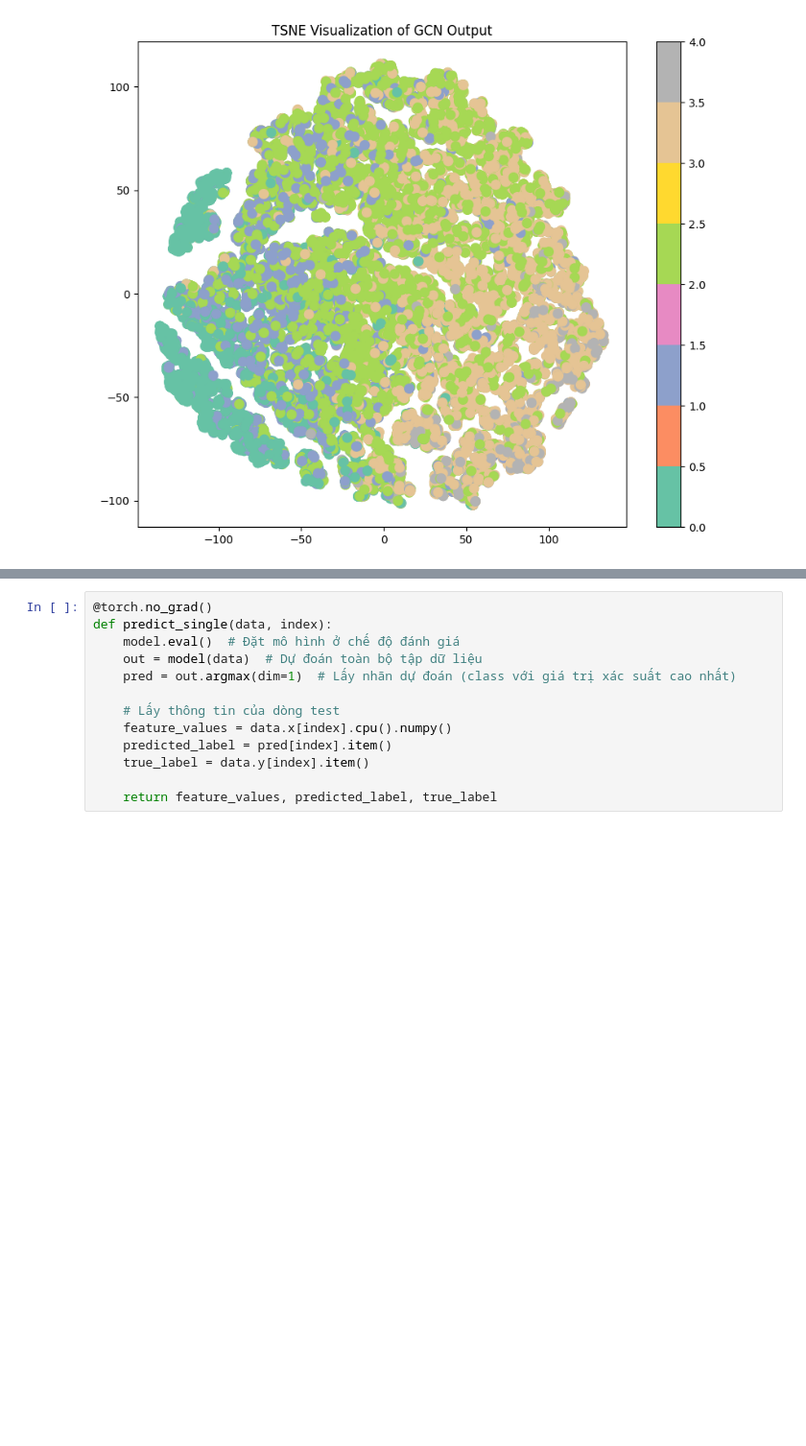
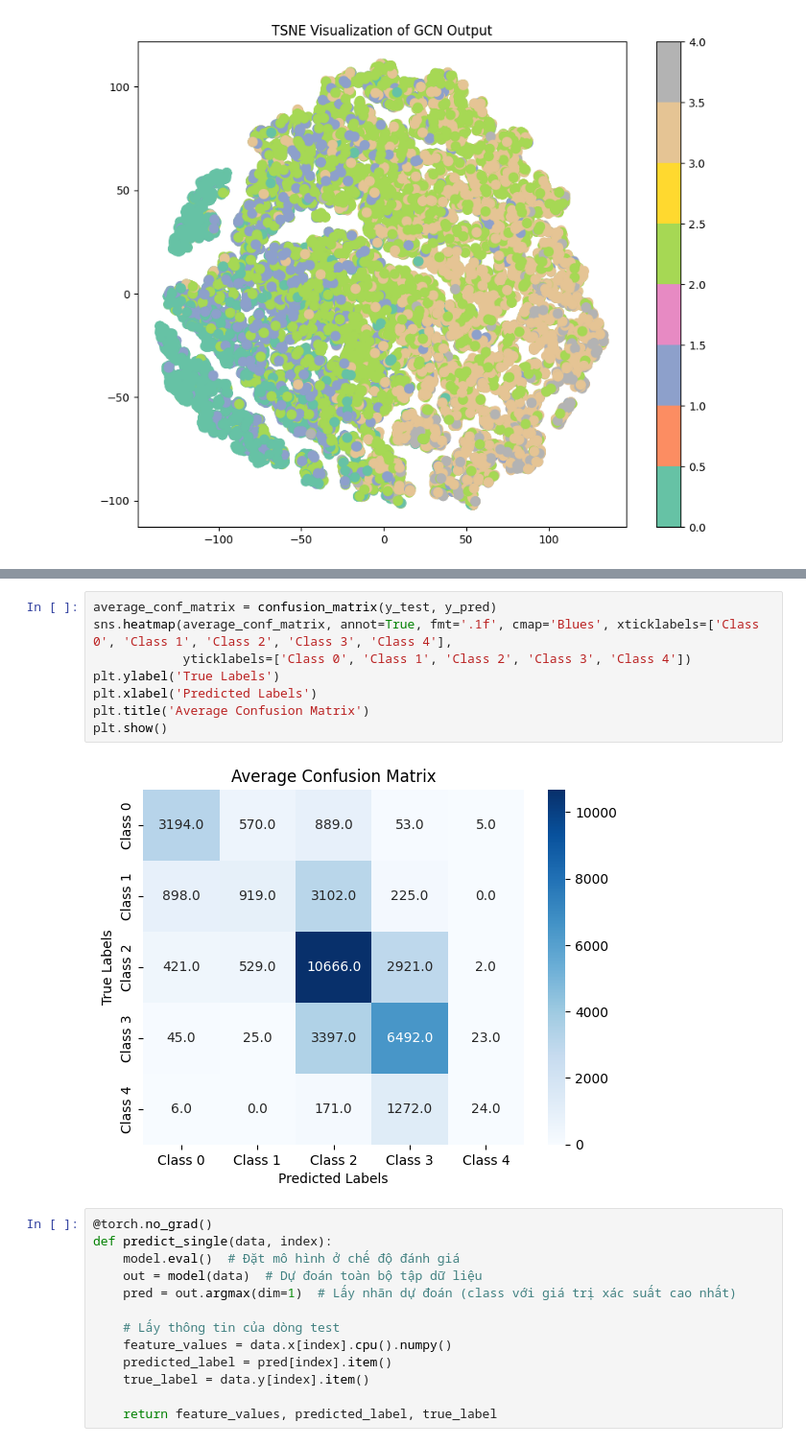
Before and after one commit to ThuNguyen6789/IS353.P12_Nhom3, a Jupyter notebook: notebooks/Khai thác dữ liệu mạng/GraphNeuralNetwork.ipynb, the cells around one changed output, grey strips where cells are left out. Shown at 96% size. Saved outputs shown, nothing was run; the diff lists cells and outputs as text; blank space fills up the shorter version.

```diff
--- a/notebooks/Khai thác dữ liệu mạng/GraphNeuralNetwork.ipynb
+++ b/notebooks/Khai thác dữ liệu mạng/GraphNeuralNetwork.ipynb
@@ -646,3 +683,13 @@ weighted avg       0.57      0.59      0.56     35849
+# %%
+average_conf_matrix = confusion_matrix(y_test, y_pred)
+sns.heatmap(average_conf_matrix, annot=True, fmt='.1f', cmap='Blues', xticklabels=['Class 0', 'Class 1', 'Class 2', 'Class 3', 'Class 4'],
+            yticklabels=['Class 0', 'Class 1', 'Class 2', 'Class 3', 'Class 4'])
+plt.ylabel('True Labels')
+plt.xlabel('Predicted Labels')
+plt.title('Average Confusion Matrix')
+plt.show()
+# %% [output]
+[figure, added]
 # %%
 @torch.no_grad()
 def predict_single(data, index):
```
Also changed, not shown: parts of 15 cells of this notebook.
